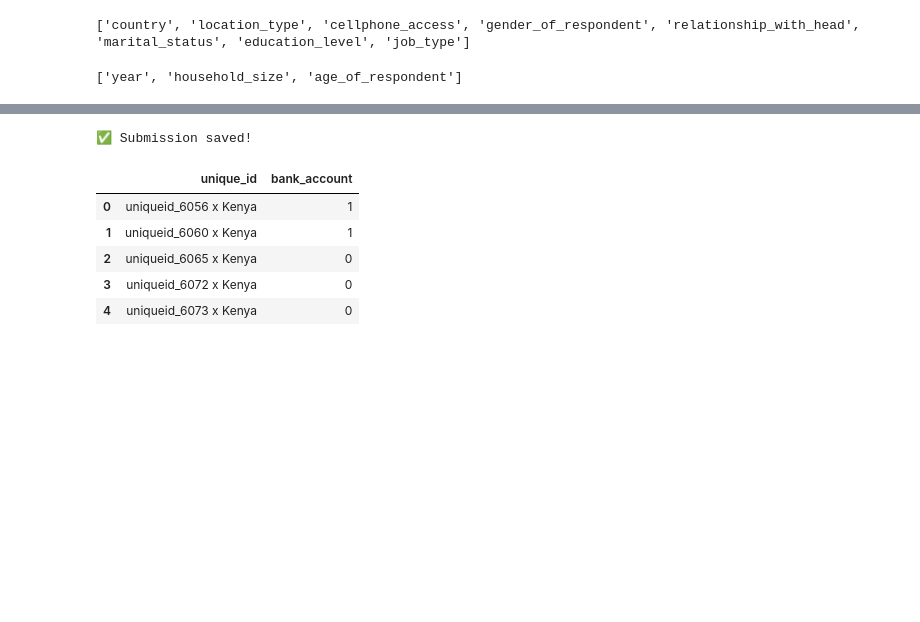
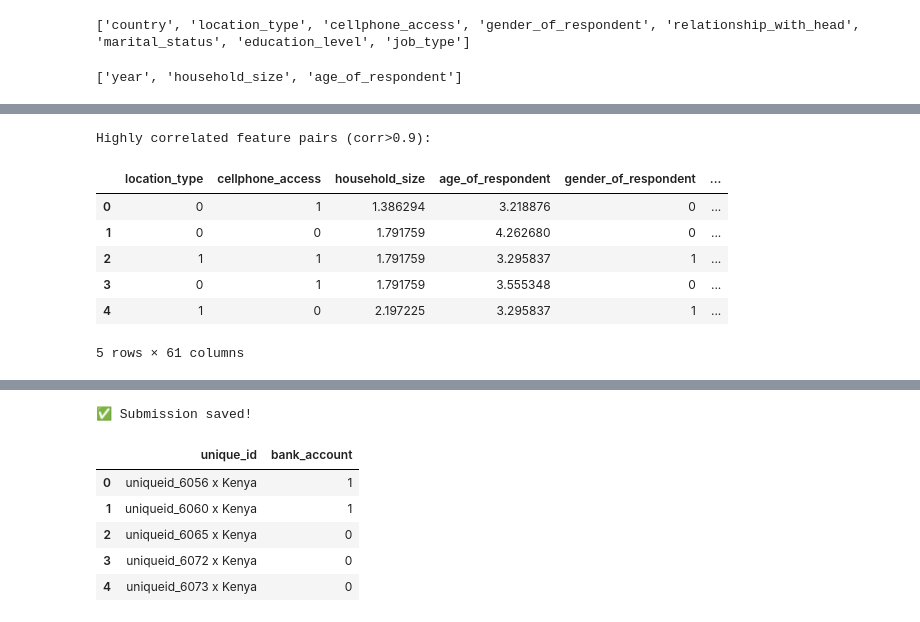
Before and after one commit to Segn11/zindi-financial-inclusion, a Jupyter notebook: financial_pred.ipynb, the cells around one changed output, grey strips where cells are left out. Drawn from its saved outputs; the diff is of its cells as text; code cells hidden in the pictures; blank space fills up the shorter version.

```diff
--- a/financial_pred.ipynb
+++ b/financial_pred.ipynb
@@ -65,0 +200,8 @@ print(num_cols)
+# %%
+edu_map = {
+    "No formal education": 0,
+    "Primary education": 1,
+    "Secondary education": 2,
+    "Tertiary education": 3
+}
+all_data["education_num"] = all_data["education_level"].map(edu_map)
@@ -65,0 +249,12 @@ print(num_cols)
+# %%
+#handling missing values
+all_data["education_num"].fillna(0, inplace=True)
+all_data["age_times_education"].fillna(0, inplace=True)
+all_data["household_per_education"].fillna(0, inplace=True)
+all_data["socioeconomic_index"].fillna(0, inplace=True)
+all_data["tech_education"].fillna(0, inplace=True)
+all_data["employment_security"].fillna(0, inplace=True)
+all_data["is_senior"].fillna(0, inplace=True)
+all_data["education_job_stability"].fillna(0, inplace=True)
+all_data["economic_opportunity"].fillna(0, inplace=True)
+#all_data["rural_poverty"].fillna(0, inplace=True)
@@ -65,0 +279,3 @@ print(num_cols)
+# %%
+#feature selection
+all_data.drop(columns=["year"], inplace=True)
@@ -65,0 +302,31 @@ print(num_cols)
+# %%
+num_cols = all_data.select_dtypes(include=[np.number]).columns
+
+# Compute correlation matrix
+corr_matrix = all_data[num_cols].corr().abs()  # absolute value
+
+# Find highly correlated pairs
+high_corr = np.where(corr_matrix > 0.9)
+high_corr_pairs = [(num_cols[i], num_cols[j], corr_matrix.iloc[i, j])
+                   for i, j in zip(*high_corr) if i < j]
+
+print("Highly correlated feature pairs (corr>0.9):")
+for f1, f2, corr_val in high_corr_pairs:
+    print(f"{f1} - {f2}: {corr_val:.2f}")
+# %% [output]
+Highly correlated feature pairs (corr>0.9):
+# %%
+num_cols = all_data.select_dtypes(include="number").columns
+skewed = all_data[num_cols].apply(lambda x: x.dropna().skew()).abs()
+skew_cols = skewed[skewed > 0.75].index
+all_data[skew_cols] = np.log1p(all_data[skew_cols])
+# %%
+all_data.head()
+# %% [output]
+|  | location_type | cellphone_access | household_size | age_of_respondent | gender_of_respondent | ... |
+| 0 | 0 | 1 | 1.386294 | 3.218876 | 0 | ... |
+| 1 | 0 | 0 | 1.791759 | 4.262680 | 0 | ... |
+| 2 | 1 | 1 | 1.791759 | 3.295837 | 1 | ... |
+| 3 | 0 | 1 | 1.791759 | 3.555348 | 0 | ... |
+| 4 | 1 | 0 | 2.197225 | 3.295837 | 1 | ... |
+5 rows × 61 columns
```
Also changed, not shown: parts of 20 cells of this notebook.
